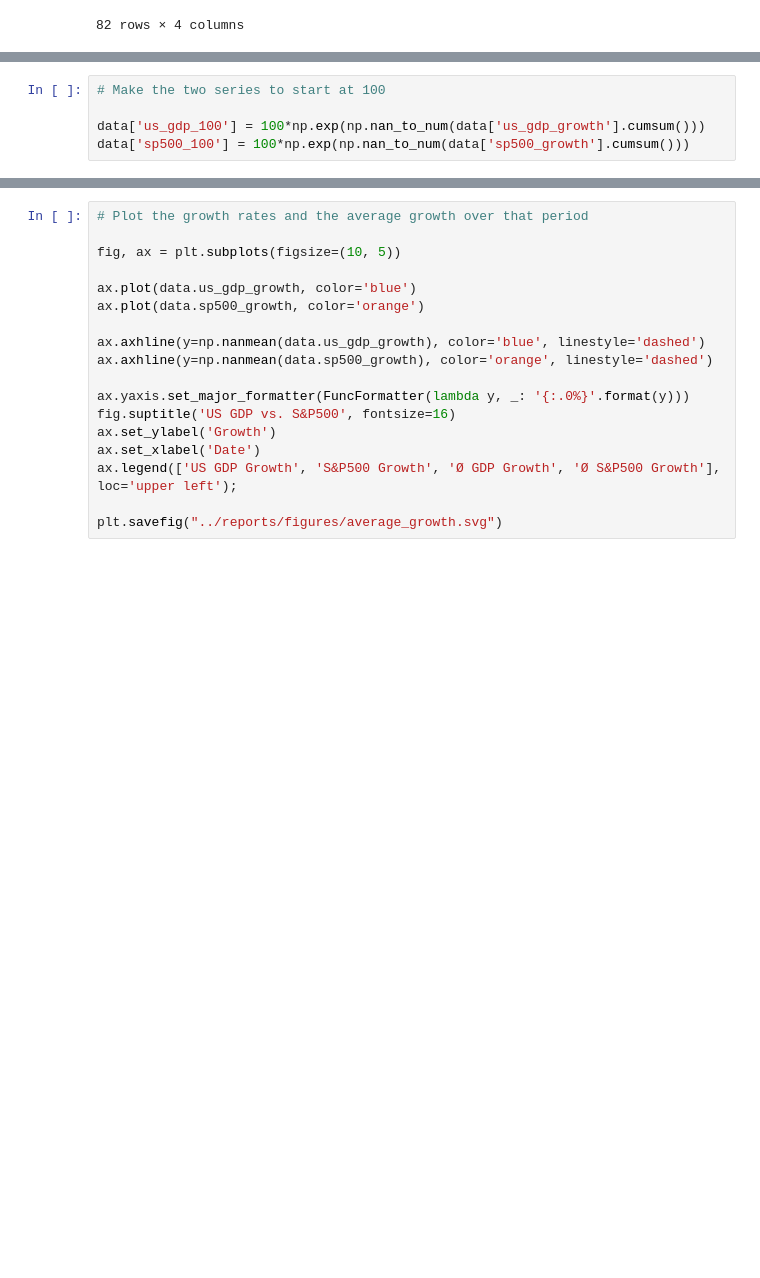
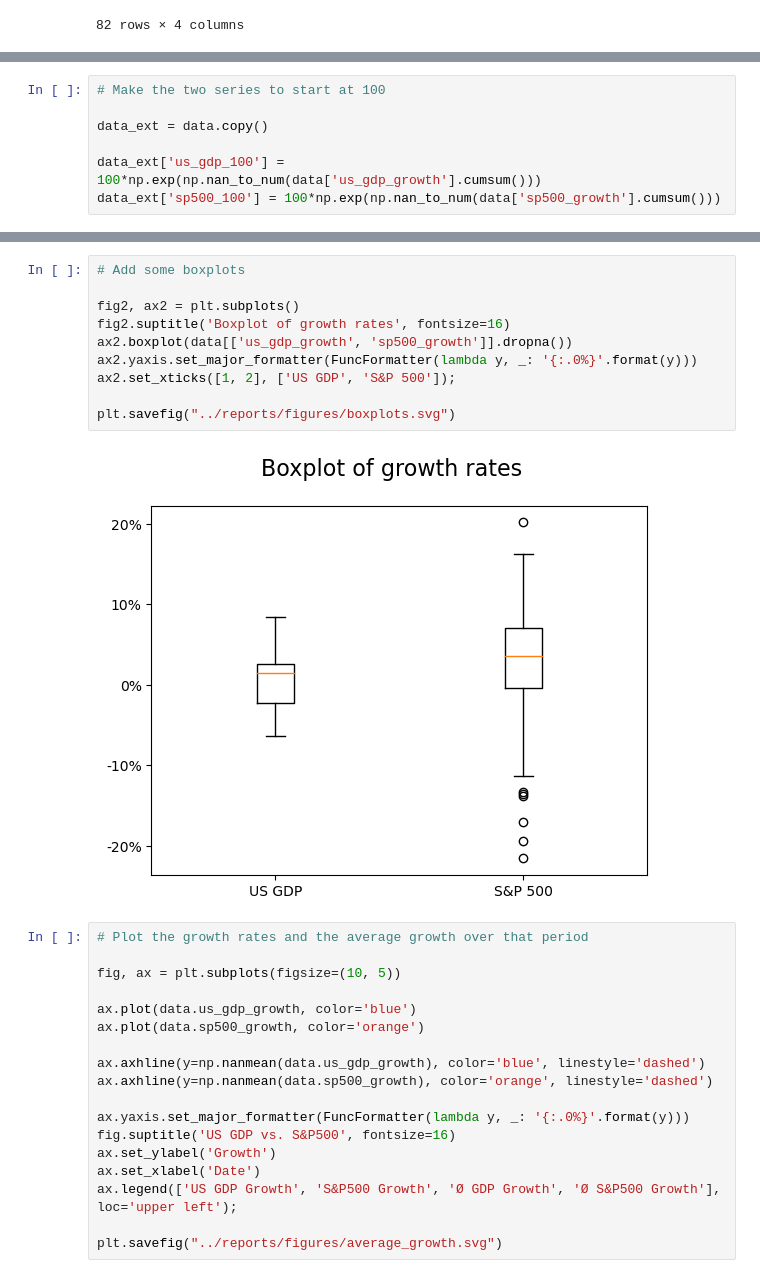
Before and after one commit to tillfurger/stock_vs_gdp, a Jupyter notebook: notebooks/data_analysis.ipynb, the cells around one changed output, grey strips where cells are left out. Saved outputs shown, nothing was run; the diff lists cells and outputs as text; blank space fills up the shorter version.

```diff
--- a/notebooks/data_analysis.ipynb
+++ b/notebooks/data_analysis.ipynb
@@ -55,8 +67,10 @@ with open('../reports/tables/summary_statistics.tex','w') as tf:
 # %%
 # Make the two series to start at 100
 
-data['us_gdp_100'] = 100*np.exp(np.nan_to_num(data['us_gdp_growth'].cumsum()))
-data['sp500_100'] = 100*np.exp(np.nan_to_num(data['sp500_growth'].cumsum()))
+data_ext = data.copy()
+
+data_ext['us_gdp_100'] = 100*np.exp(np.nan_to_num(data['us_gdp_growth'].cumsum()))
+data_ext['sp500_100'] = 100*np.exp(np.nan_to_num(data['sp500_growth'].cumsum()))
 # %%
 # Plot the two series both starting at 100
 
@@ -76,6 +90,18 @@ ax.text(data.sp500_100.index[0], data.sp500_100[0], np.round(data.sp500_100[0],
 plt.savefig("../reports/figures/growth_starting_at_100.svg")
 # %% [output]
 [figure]
+# %%
+# Add some boxplots
+
+fig2, ax2 = plt.subplots()
+fig2.suptitle('Boxplot of growth rates', fontsize=16)
+ax2.boxplot(data[['us_gdp_growth', 'sp500_growth']].dropna())
+ax2.yaxis.set_major_formatter(FuncFormatter(lambda y, _: '{:.0%}'.format(y)))
+ax2.set_xticks([1, 2], ['US GDP', 'S&P 500']);
+
+plt.savefig("../reports/figures/boxplots.svg")
+# %% [output]
+[figure, added]
 # %%
 # Plot the growth rates and the average growth over that period
 
```
Also changed, not shown: parts of 2 cells of this notebook, 3 other files.
